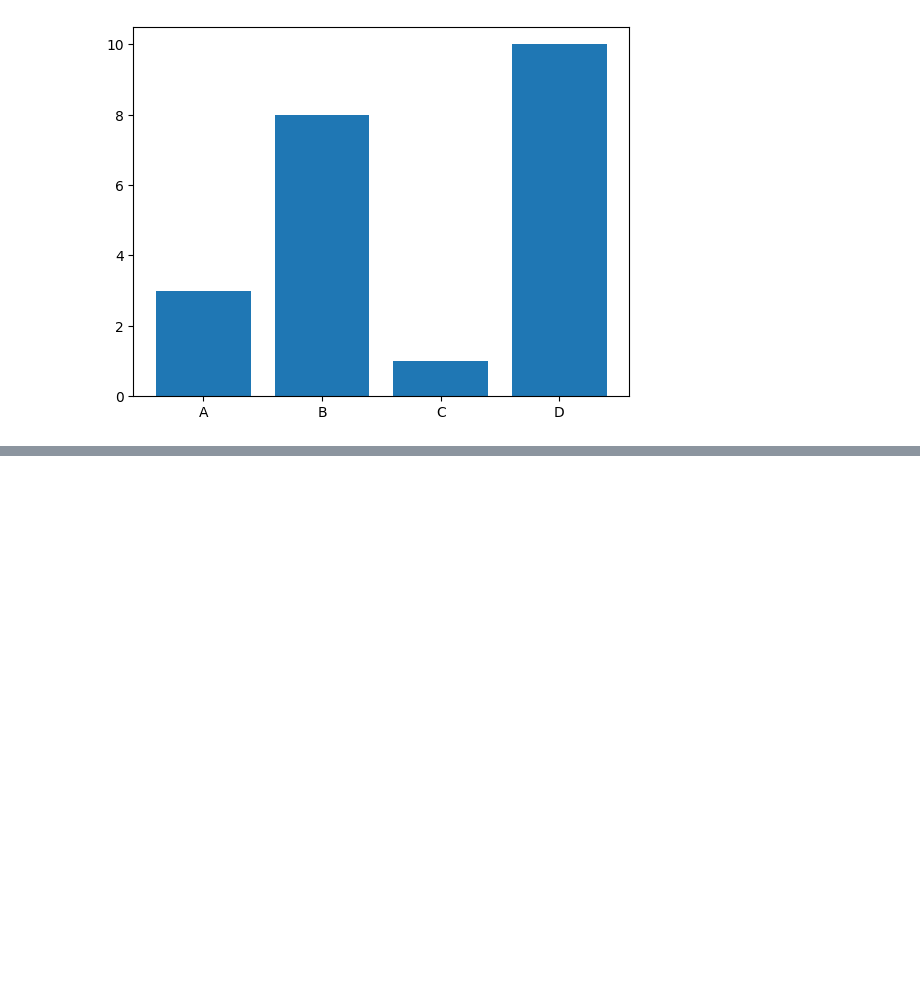
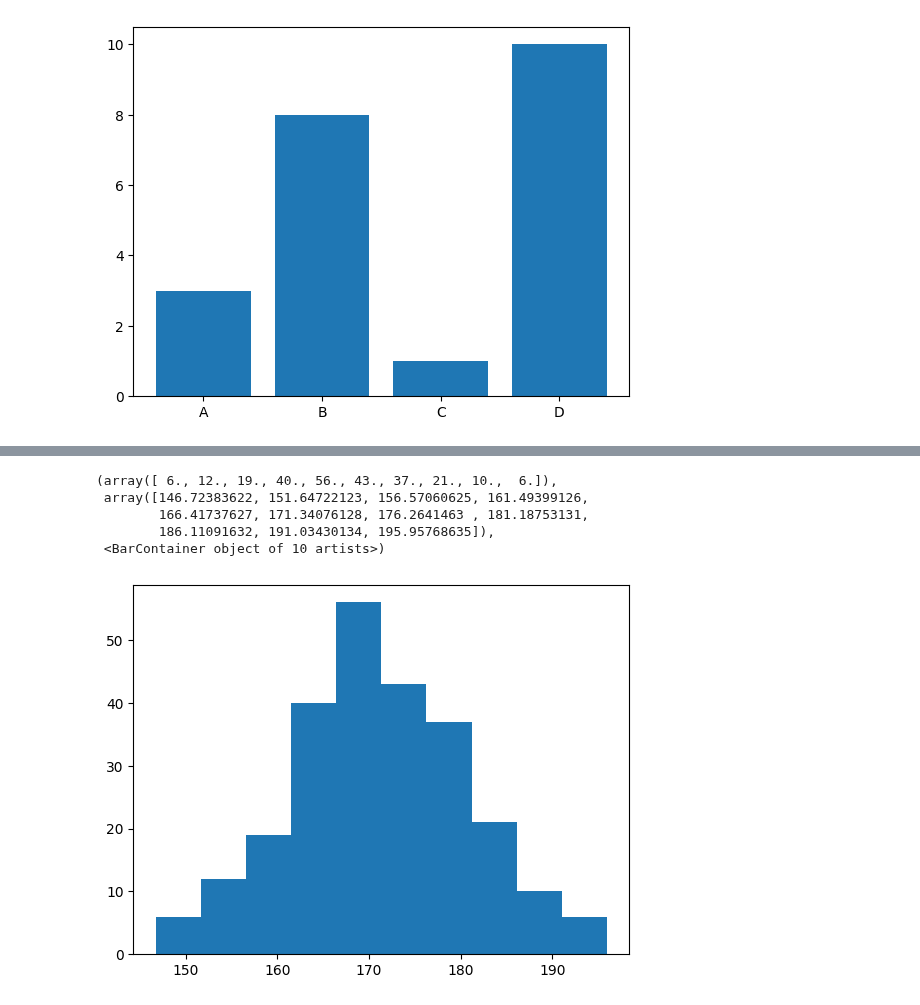
Before and after one commit to Govind-kumawat2002/Python_Library, a Jupyter notebook: moduls/for_liet/matelptelib.ipynb, the cells around one changed output, grey strips where cells are left out. Saved outputs shown, nothing was run; the diff lists cells and outputs as text; code cells hidden in the pictures; blank space fills up the shorter version.

```diff
--- a/moduls/for_liet/matelptelib.ipynb
+++ b/moduls/for_liet/matelptelib.ipynb
@@ -356,0 +414,4 @@ plt.show()
+# %%
+x = np.random.normal(170, 10, 250)
+
+print(x)
@@ -356,0 +436,10 @@ plt.show()
+# %%
+x
+plt.hist(x)
+# %% [output]
+(array([ 6., 12., 19., 40., 56., 43., 37., 21., 10.,  6.]),
+ array([146.72383622, 151.64722123, 156.57060625, 161.49399126,
+        166.41737627, 171.34076128, 176.2641463 , 181.18753131,
+        186.11091632, 191.03430134, 195.95768635]),
+ <BarContainer object of 10 artists>)
+[figure, added]
```
Also changed, not shown: parts of 20 cells of this notebook.
